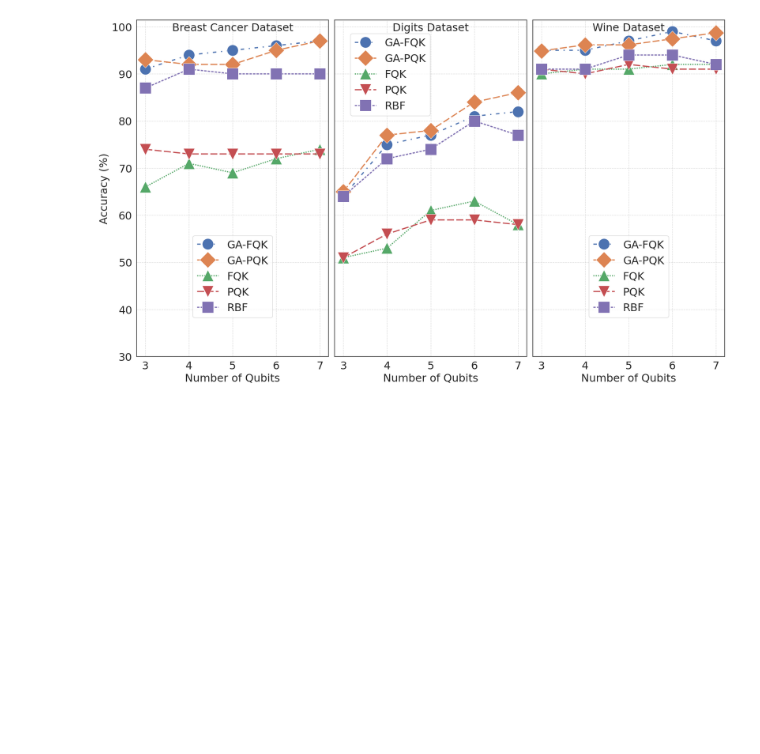
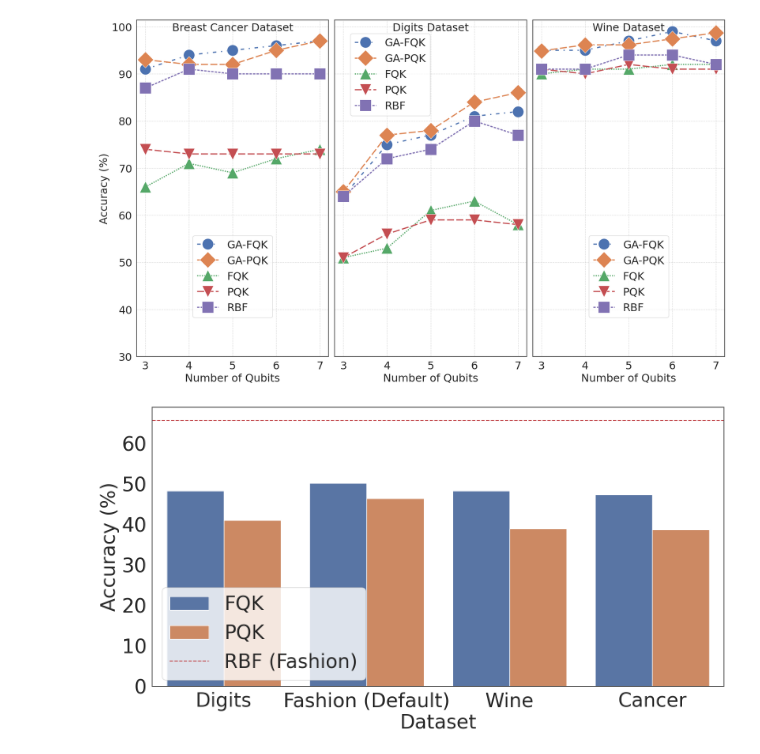
Before and after one commit to vutuanhai237/GA-QSVM, a Jupyter notebook: plot.ipynb, the cells around one changed output. Drawn from its saved outputs; the diff is of its cells as text; code cells hidden in the pictures; blank space fills up the shorter version.

Commit message:
Add bar plots for performance comparison of different datasets in plot.ipynb

```diff
--- a/plot.ipynb
+++ b/plot.ipynb
@@ -202,3 +202,47 @@ plt.savefig("unfair.pdf")
 plt.show()
 # %% [output]
 [figure]
+# %%
+import pandas as pd
+import matplotlib.pyplot as plt
+import seaborn as sns
+
+# Data extracted from the image
+data = {
+    'Dataset': ['Digits', 'Fashion (Default)', 'Wine', 'Cancer'],
+    'FQK': [48.3, 50.2, 48.4, 47.4],
+    'PQK': [41.1, 46.5, 39.0, 38.8]
+}
+rbf_performance = 65.7
+
+sns.set_theme(style="white")
+
+df = pd.DataFrame(data)
+
+# Reshape the DataFrame for plotting
+df_melted = df.melt(id_vars='Dataset', var_name='Kernel Type', value_name='Performance')
+
+# Create the bar plot
+plt.figure(figsize=(15, 8))
+sns.barplot(x='Dataset', y='Performance', hue='Kernel Type', data=df_melted)
+
+# Add the RBF performance as a horizontal line for reference
+plt.axhline(y=rbf_performance, color='r', linestyle='--', label=f'RBF (Fashion)')
+
+# Add titles and labels
+plt.xlabel('Dataset', fontsize=33)
+plt.ylabel('Accuracy (%)', fontsize=33)
+plt.xticks(fontsize=33)
+plt.yticks(fontsize=33)
+# plt.xticks(rotation=45)
+# plt.ylim(0, 70)
+
+# Display the legend
+plt.legend(fontsize=33, bbox_to_anchor=(0.39, 0.39))
+
+# Display the plot
+plt.tight_layout()
+plt.savefig("Fashion.pdf")
+plt.show()
+# %% [output]
+[figure, added]
```
Also changed, not shown: parts of 1 cell of this notebook, 6 other files.
